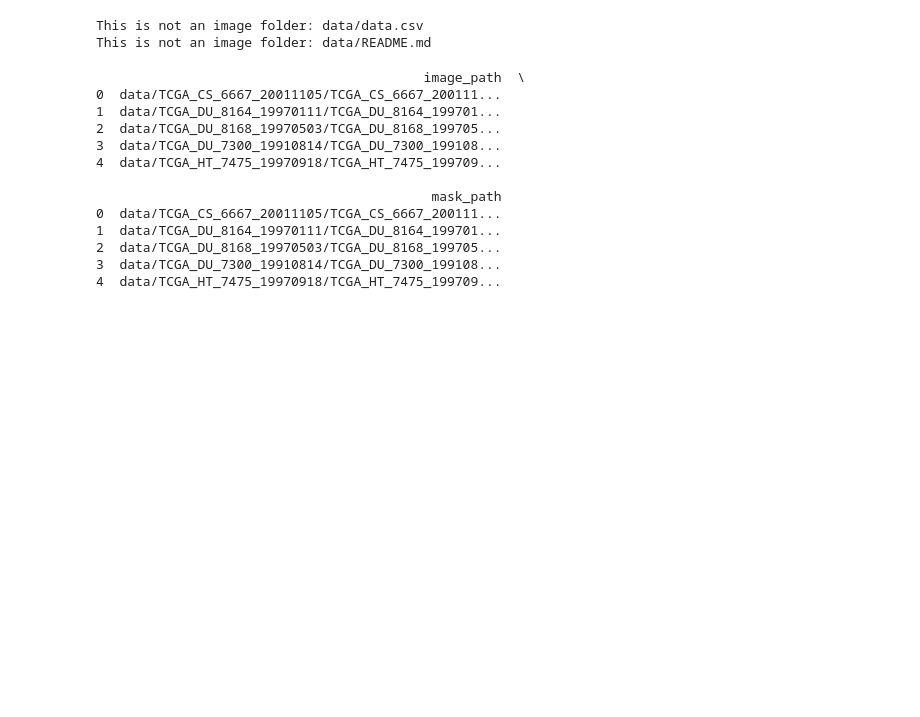
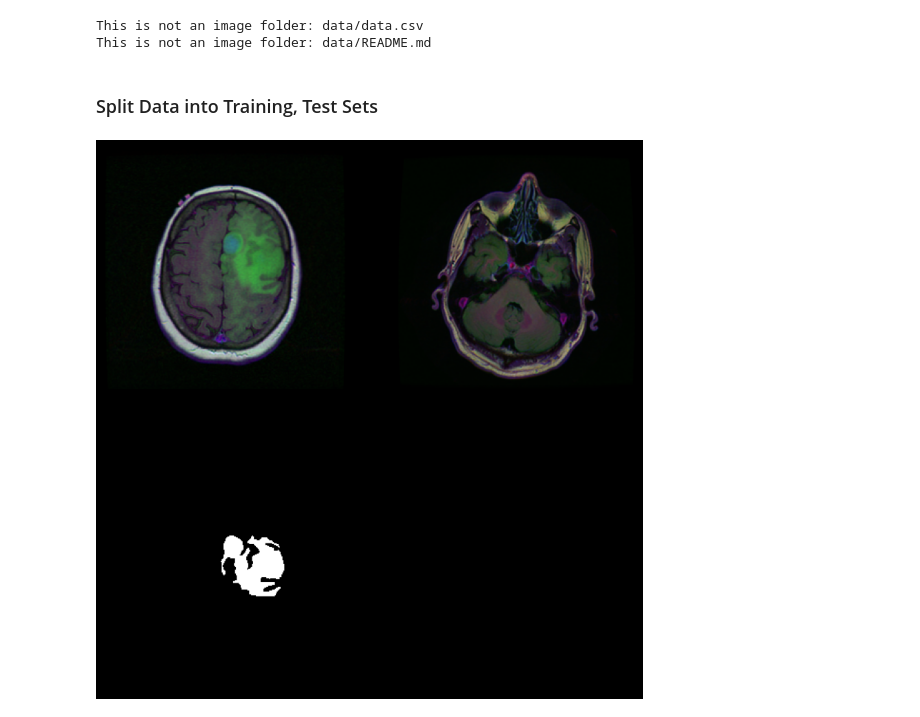
Before and after one commit to Kasper1616/Generative-Brain-MRI-Segmentation, a Jupyter notebook: BrainSeg.ipynb, the cells around one changed output. Saved outputs shown, nothing was run; the diff lists cells and outputs as text; code cells hidden in the pictures; blank space fills up the shorter version.

Commit message:
Created dataload and image plot

```diff
--- a/BrainSeg.ipynb
+++ b/BrainSeg.ipynb
@@ -52,17 +47,31 @@ masks = sorted(df_masks["image_path"].values, key = lambda x: int(x.split("_")[-
 df_final = pd.DataFrame()
 df_final["image_path"] = imgs
 df_final["mask_path"] = masks
+
+# Create new column for diagnosis
+def diagnosis(mask_path):
+    """
+    Function to determine the diagnosis based on the mask.
+    If the mask is empty (all zeros), the diagnosis is 0.
+    If the mask contains any non-zero values, the diagnosis is 1.
+    """
+
+    if np.max(cv2.imread(mask_path)) == 0:
+        return 0
+    else:
+        return 1
+
+df_final["diagnosis"] = df_final["mask_path"].apply(diagnosis)
-# %% [output]
-                                          image_path  \
-0  data/TCGA_CS_6667_20011105/TCGA_CS_6667_200111...
-1  data/TCGA_DU_8164_19970111/TCGA_DU_8164_199701...
-2  data/TCGA_DU_8168_19970503/TCGA_DU_8168_199705...
-3  data/TCGA_DU_7300_19910814/TCGA_DU_7300_199108...
-4  data/TCGA_HT_7475_19970918/TCGA_HT_7475_199709...
-
-                                           mask_path
-0  data/TCGA_CS_6667_20011105/TCGA_CS_6667_200111...
-1  data/TCGA_DU_8164_19970111/TCGA_DU_8164_199701...
-2  data/TCGA_DU_8168_19970503/TCGA_DU_8168_199705...
-3  data/TCGA_DU_7300_19910814/TCGA_DU_7300_199108...
-4  data/TCGA_HT_7475_19970918/TCGA_HT_7475_199709...
+# %%
+import torch
+import cv2
+from torch.utils.data import Dataset, DataLoader
+import torchvision.transforms as transforms
+from PIL import Image
+
+device = "cuda" if torch.cuda.is_available() else "mps" if torch.backends.mps.is_available() else "cpu"
+
+# --- Define Parameters ---
+BATCH_SIZE = 64
+IMG_SIZE = 256
+NUM_WORKERS = 0
@@ -68,0 +118,32 @@ df_final["mask_path"] = masks
+# %% [markdown]
+### Split Data into Training, Test Sets
+# %%
+# Split the data into training and validation sets
+train_df, val_df = train_test_split(df_final, test_size=0.1, random_state=42, stratify=df_final["diagnosis"])
+
+# Create datasets
+train_dataset = MRIDataset(train_df, transform=transforms)
+val_dataset = MRIDataset(val_df, transform=transforms)
+
+# Create data loaders
+train_loader = DataLoader(train_dataset, batch_size=BATCH_SIZE, shuffle=True, num_workers=NUM_WORKERS)
+val_loader = DataLoader(val_dataset, batch_size=BATCH_SIZE, shuffle=False, num_workers=NUM_WORKERS)
+# %%
+# --- Visualize some images and masks ---
+def visualize_data(loader, num_images=1):
+    images, masks = next(iter(loader))
+    images = images.numpy()
+    masks = masks.numpy()
+
+    fig, axes = plt.subplots(2, num_images, figsize=(10, 20))
+    for i in range(num_images):
+        axes[0, i].imshow(images[i].transpose(1, 2, 0))
+        axes[0, i].axis("off")
+        axes[1, i].imshow(masks[i].transpose(1, 2, 0))
+        axes[1, i].axis("off")
+    plt.subplots_adjust(hspace=-0.6)
+    plt.show()
+
+visualize_data(train_loader, num_images=2)
+# %% [output]
+[figure, added]
```
Also changed, not shown: parts of 3 cells of this notebook.
